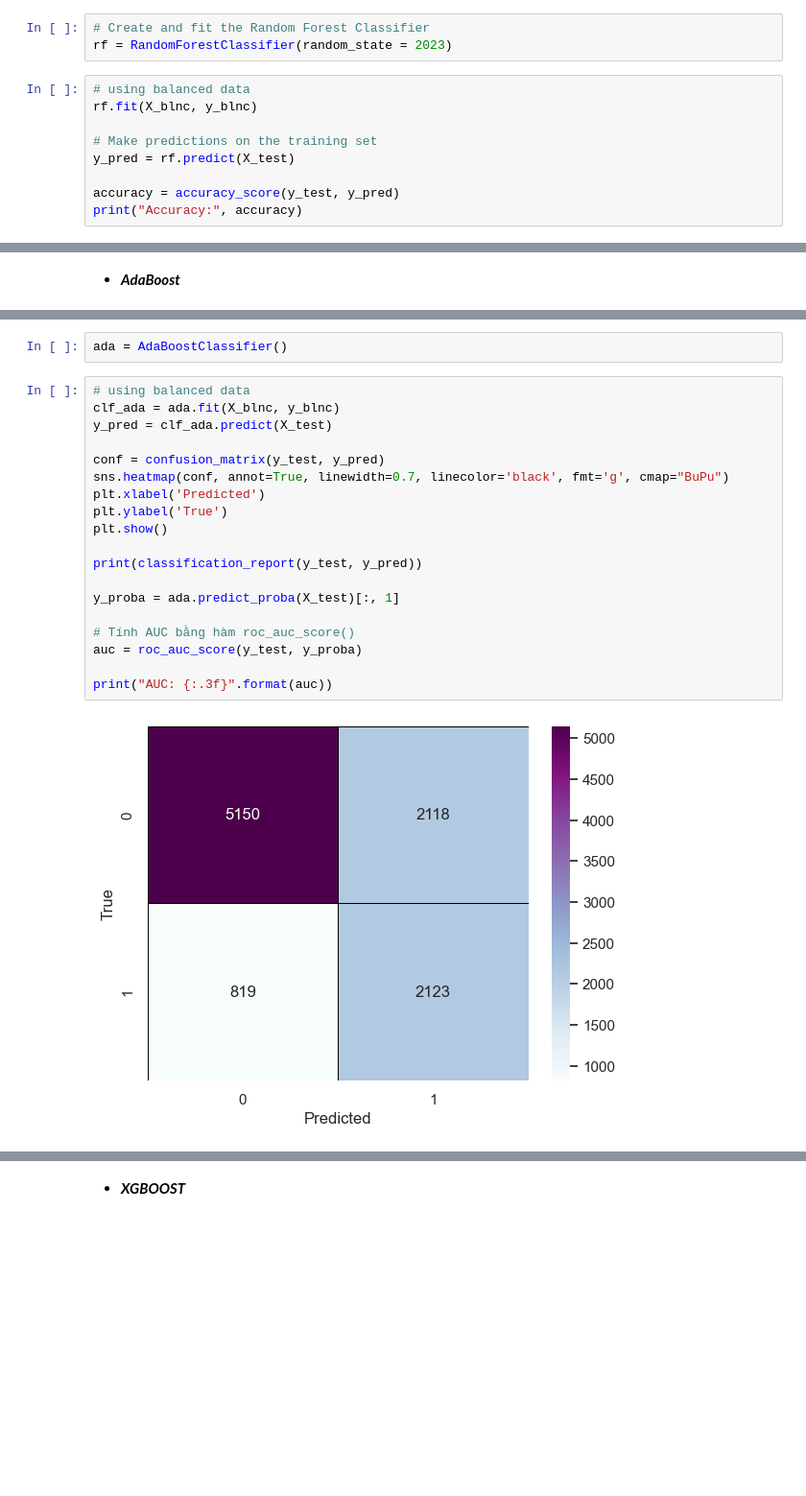
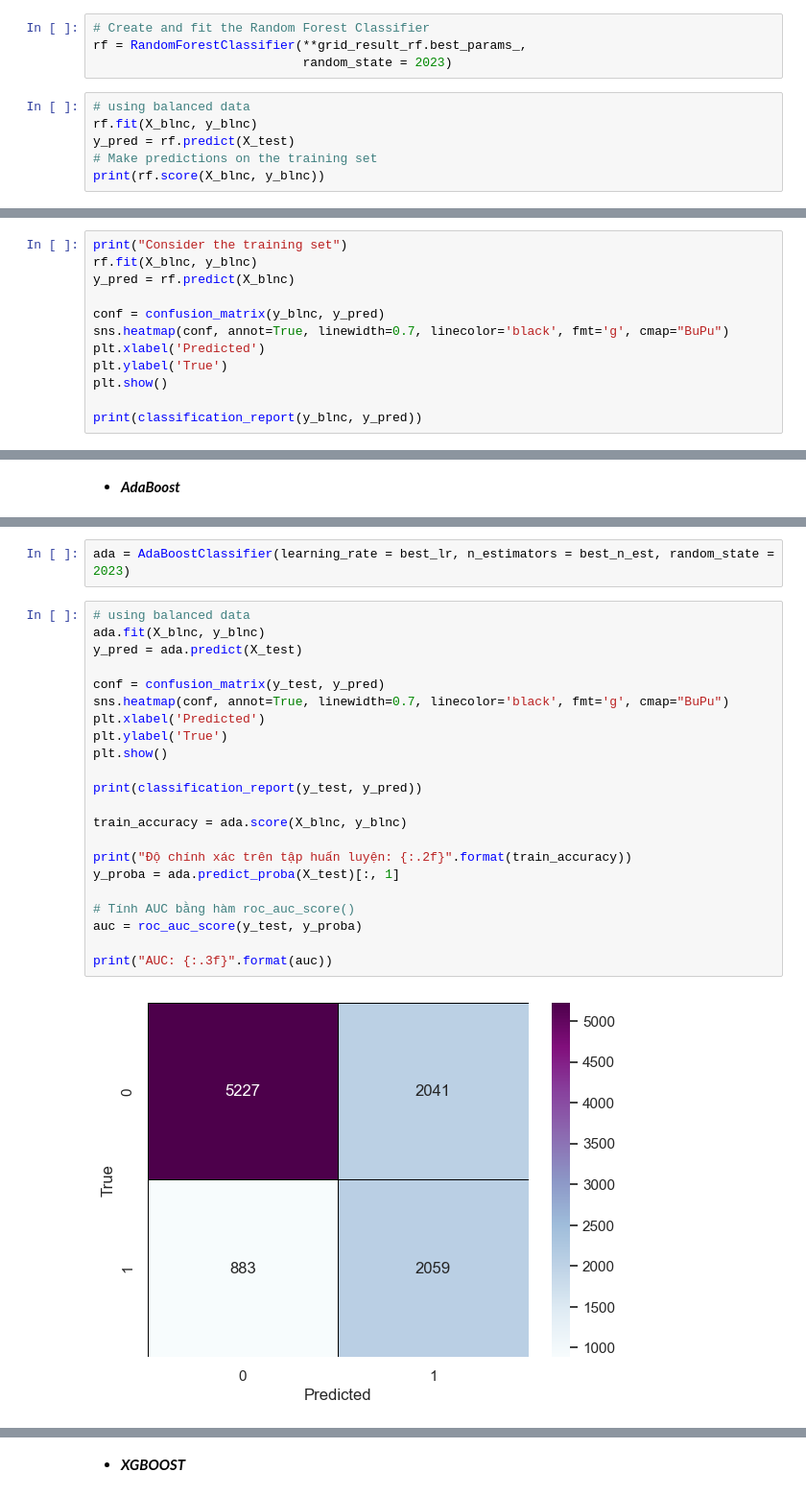
Before and after one commit to vuquyen03/Prediction-customer-churn, a Jupyter notebook: Applied_Stat.ipynb, the cells around one changed output, grey strips where cells are left out. Shown at 96% size. Cells and saved outputs as stored; diff of their text form; blank space fills up the shorter version.

```diff
--- a/Applied_Stat.ipynb
+++ b/Applied_Stat.ipynb
@@ -896,13 +1015,11 @@ AUC: 0.675
 # %%
 # Create and fit the Random Forest Classifier
-rf = RandomForestClassifier(random_state = 2023)
+rf = RandomForestClassifier(**grid_result_rf.best_params_,
+                            random_state = 2023)
 # %%
 # using balanced data
 rf.fit(X_blnc, y_blnc)
-
+y_pred = rf.predict(X_test)
 # Make predictions on the training set
-y_pred = rf.predict(X_test)
-
-accuracy = accuracy_score(y_test, y_pred)
-print("Accuracy:", accuracy)
+print(rf.score(X_blnc, y_blnc))
 # %% [output]
@@ -936,0 +1084,12 @@ AUC: 0.814
+# %%
+print("Consider the training set")
+rf.fit(X_blnc, y_blnc)
+y_pred = rf.predict(X_blnc)
+
+conf = confusion_matrix(y_blnc, y_pred)
+sns.heatmap(conf, annot=True, linewidth=0.7, linecolor='black', fmt='g', cmap="BuPu")
+plt.xlabel('Predicted')
+plt.ylabel('True')
+plt.show()
+
+print(classification_report(y_blnc, y_pred))
@@ -939,25 +1175,28 @@ AUC: 0.814
 # %%
-ada = AdaBoostClassifier()
+ada = AdaBoostClassifier(learning_rate = best_lr, n_estimators = best_n_est, random_state = 2023)
 # %%
 # using balanced data
-clf_ada = ada.fit(X_blnc, y_blnc)
-y_pred = clf_ada.predict(X_test)
+ada.fit(X_blnc, y_blnc)
+y_pred = ada.predict(X_test)
 
 conf = confusion_matrix(y_test, y_pred)
 sns.heatmap(conf, annot=True, linewidth=0.7, linecolor='black', fmt='g', cmap="BuPu")
 plt.xlabel('Predicted')
 plt.ylabel('True')
 plt.show()
 
 print(classification_report(y_test, y_pred))
 
+train_accuracy = ada.score(X_blnc, y_blnc)
+
+print("Độ chính xác trên tập huấn luyện: {:.2f}".format(train_accuracy))
 y_proba = ada.predict_proba(X_test)[:, 1]
 
 # Tính AUC bằng hàm roc_auc_score()
 auc = roc_auc_score(y_test, y_proba)
 
 print("AUC: {:.3f}".format(auc))
 # %% [output]
-[figure, old version]
+[figure, new version]
               precision    recall  f1-score   support
 
```
Also changed, not shown: parts of 97 cells of this notebook.
